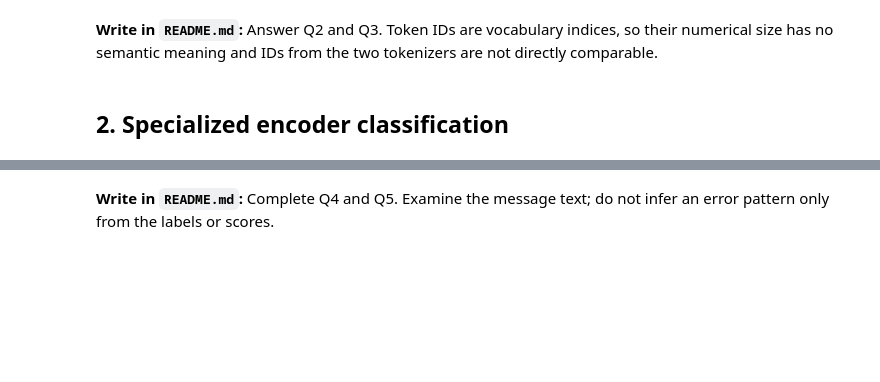
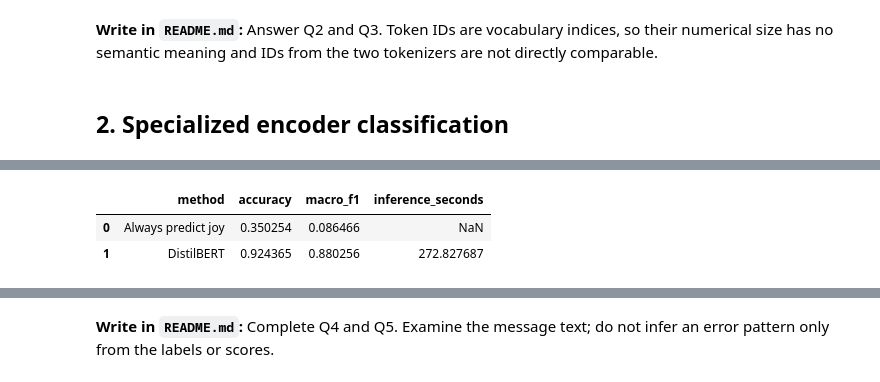
Before and after one commit to a-0056/DSA-495, a Jupyter notebook: MaLab1.ipynb, the cells around one changed output, grey strips where cells are left out. Cells and saved outputs as stored; diff of their text form; code cells hidden in the pictures; blank space fills up the shorter version.

```diff
--- a/MaLab1.ipynb
+++ b/MaLab1.ipynb
@@ -314,38 +333,42 @@ raw_encoder_predictions = encoder(
 encoder_seconds = time.perf_counter() - start
 
 # STUDENT CODE BLOCK 2: process and evaluate predictions
 # (about 13–15 lines). Keep the canonical LABELS column order.
 # TODO: turn each list of label/score dictionaries into one DataFrame row.
 encoder_scores = pd.DataFrame([
     {item["label"].lower(): item["score"] for item in row}
     for row in raw_encoder_predictions
 ])[LABELS]
 assert encoder_scores.shape == (len(evaluation), len(LABELS))
 assert list(encoder_scores.columns) == LABELS
 
 results = evaluation.copy()
 # TODO: store the highest-scoring label and its score for every message.
-results["encoder_prediction"] = ...
-results["encoder_score"] = ...
+results["encoder_prediction"] = encoder_scores.idxmax(axis = 1)
+results["encoder_score"] = encoder_scores.max(axis = 1)
 encoder_predictions = results["encoder_prediction"].to_numpy()
 
 # TODO: calculate accuracy and macro-F1 directly.
-encoder_accuracy = ...
-encoder_macro_f1 = ...
+encoder_accuracy = accuracy_score(y_true, encoder_predictions)
+encoder_macro_f1 = f1_score(y_true, encoder_predictions, average = "macro")
 
 # TODO: retain errors and sort them from highest to lowest model score.
-encoder_errors = ...
+encoder_errors = results[results["label"] != results["encoder_prediction"]].sort_values(by = "encoder_score", ascending = False)
 
 encoder_comparison = pd.DataFrame([
     metric_row("Always predict joy", y_true, baseline_predictions),
     {
         "method": "DistilBERT",
         "accuracy": encoder_accuracy,
         "macro_f1": encoder_macro_f1,
         "inference_seconds": encoder_seconds,
     },
 ])
 display(encoder_comparison)
+# %% [output]
+|  | method | accuracy | macro_f1 | inference_seconds |
+| 0 | Always predict joy | 0.350254 | 0.086466 | NaN |
+| 1 | DistilBERT | 0.924365 | 0.880256 | 272.827687 |
 # %%
 encoder_report = pd.DataFrame(
     classification_report(
```
Also changed, not shown: parts of 13 cells of this notebook.
